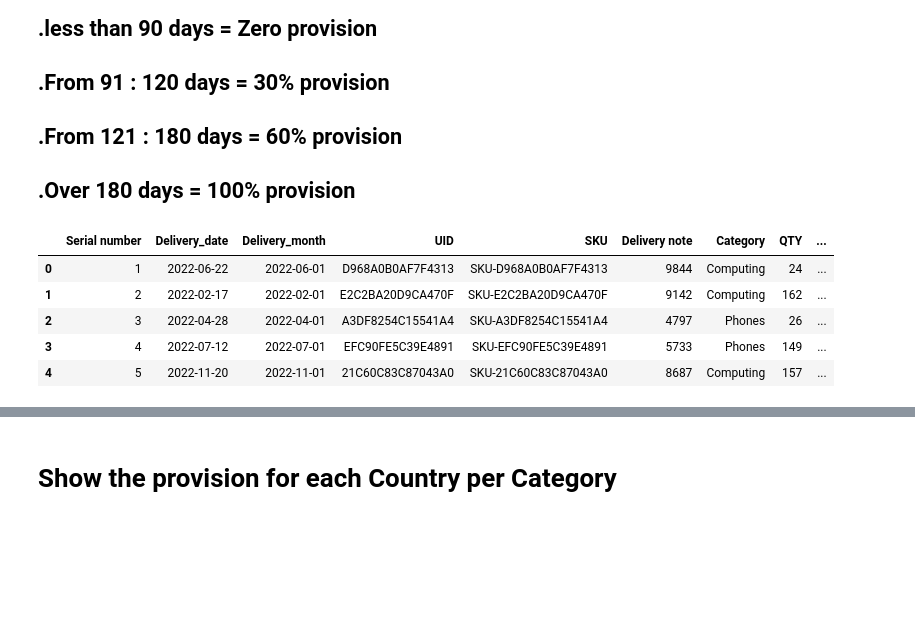
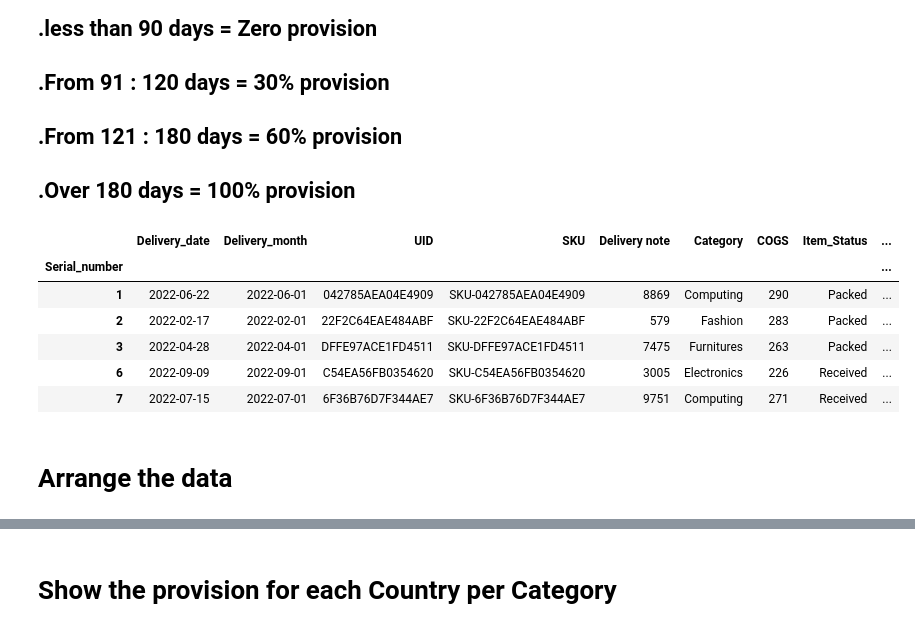
Before and after one commit to A-Moniem/Inventory-Management, a Jupyter notebook: inventory aging report.ipynb, the cells around one changed output, grey strips where cells are left out. Cells and saved outputs as stored; diff of their text form; code cells hidden in the pictures; blank space fills up the shorter version.

```diff
--- a/inventory aging report.ipynb
+++ b/inventory aging report.ipynb
@@ -9,6 +10,6 @@ import matplotlib.pyplot as plt
 # %% [markdown]
 # Import the inventory dataset
 # %%
-inventory_aging = pd.read_csv('Inventory management.csv')
-inventory_aging.head()
+df = pd.read_csv('Inventory management.csv')
+df.head()
 # %% [output]
@@ -25,0 +22,5 @@ inventory_aging.Delivery_month= pd.to_datetime(inventory_aging.Delivery_month)
+# %%
+# Chaneg the date columns format
+
+df.Delivery_date= pd.to_datetime(df.Delivery_date)
+df.Delivery_month= pd.to_datetime(df.Delivery_month)
@@ -25,0 +59,3 @@ inventory_aging.Delivery_month= pd.to_datetime(inventory_aging.Delivery_month)
+# %%
+inventory_balance = df[df['Item_Status'].isin(['Packed', 'Received', 'picked'])].copy()
+inventory_balance.head()
@@ -28,5 +71,4 @@ inventory_aging.Delivery_month= pd.to_datetime(inventory_aging.Delivery_month)
 # %%
-inventory_aging['Aging'] = inventory_aging['Delivery_date'].apply(lambda x: (datetime.datetime.now().date() - x.date()).days)
-provision = inventory_aging
-provision.head()
+inventory_balance['Aging']= inventory_balance['Delivery_date'].apply(lambda x: (dt.datetime(2022,12,31) - x).days)
+inventory_balance.head()
 # %% [output]
@@ -44,23 +86,26 @@ provision.head()
 ## .From 121 : 180 days      = 60% provision
 ## .Over 180 days                = 100% provision
 # %%
-def a(provision):
-    if provision['Aging'] <= 90:
+def a(inventory_balance):
+    if inventory_balance['Aging'] <= 90:
         val = 0
-    elif provision['Aging'] > 90 and provision['Aging'] <= 120:
-        val = provision['Total COGS'] * .3
-    elif provision['Aging'] > 120 and provision['Aging'] <= 180:
-        val = provision['Total COGS'] * .6
+    elif inventory_balance['Aging'] > 90 and inventory_balance['Aging'] <= 120:
+        val = inventory_balance['COGS'] * .3
+    elif inventory_balance['Aging'] > 120 and inventory_balance['Aging'] <= 180:
+        val = inventory_balance['COGS'] * .6
     else:
-        val = provision['Total COGS'] * 1
+        val = inventory_balance['COGS'] * 1
     return val
 
-provision['inv_Provision'] = provision.apply(a, axis=1)
-provision.head()
+inventory_balance['Provision'] = inventory_balance.apply(a, axis=1)
+inventory_balance.set_index('Serial_number').head()
 # %% [output]
-|  | Serial number | Delivery_date | Delivery_month | UID | SKU | Delivery note | Category | QTY | ... |
-| 0 | 1 | 2022-06-22 | 2022-06-01 | D968A0B0AF7F4313 | SKU-D968A0B0AF7F4313 | 9844 | Computing | 24 | ... |
-| 1 | 2 | 2022-02-17 | 2022-02-01 | E2C2BA20D9CA470F | SKU-E2C2BA20D9CA470F | 9142 | Computing | 162 | ... |
-| 2 | 3 | 2022-04-28 | 2022-04-01 | A3DF8254C15541A4 | SKU-A3DF8254C15541A4 | 4797 | Phones | 26 | ... |
-| 3 | 4 | 2022-07-12 | 2022-07-01 | EFC90FE5C39E4891 | SKU-EFC90FE5C39E4891 | 5733 | Phones | 149 | ... |
-| 4 | 5 | 2022-11-20 | 2022-11-01 | 21C60C83C87043A0 | SKU-21C60C83C87043A0 | 8687 | Computing | 157 | ... |
+|  | Delivery_date | Delivery_month | UID | SKU | Delivery note | Category | COGS | Item_Status | ... |
+| Serial_number |  |  |  |  |  |  |  |  | ... |
+| 1 | 2022-06-22 | 2022-06-01 | 042785AEA04E4909 | SKU-042785AEA04E4909 | 8869 | Computing | 290 | Packed | ... |
+| 2 | 2022-02-17 | 2022-02-01 | 22F2C64EAE484ABF | SKU-22F2C64EAE484ABF | 579 | Fashion | 283 | Packed | ... |
+| 3 | 2022-04-28 | 2022-04-01 | DFFE97ACE1FD4511 | SKU-DFFE97ACE1FD4511 | 7475 | Furnitures | 263 | Packed | ... |
+| 6 | 2022-09-09 | 2022-09-01 | C54EA56FB0354620 | SKU-C54EA56FB0354620 | 3005 | Electronics | 226 | Received | ... |
+| 7 | 2022-07-15 | 2022-07-01 | 6F36B76D7F344AE7 | SKU-6F36B76D7F344AE7 | 9751 | Computing | 271 | Received | ... |
+# %% [markdown]
+# Arrange the data
```
Also changed, not shown: parts of 16 cells of this notebook.
